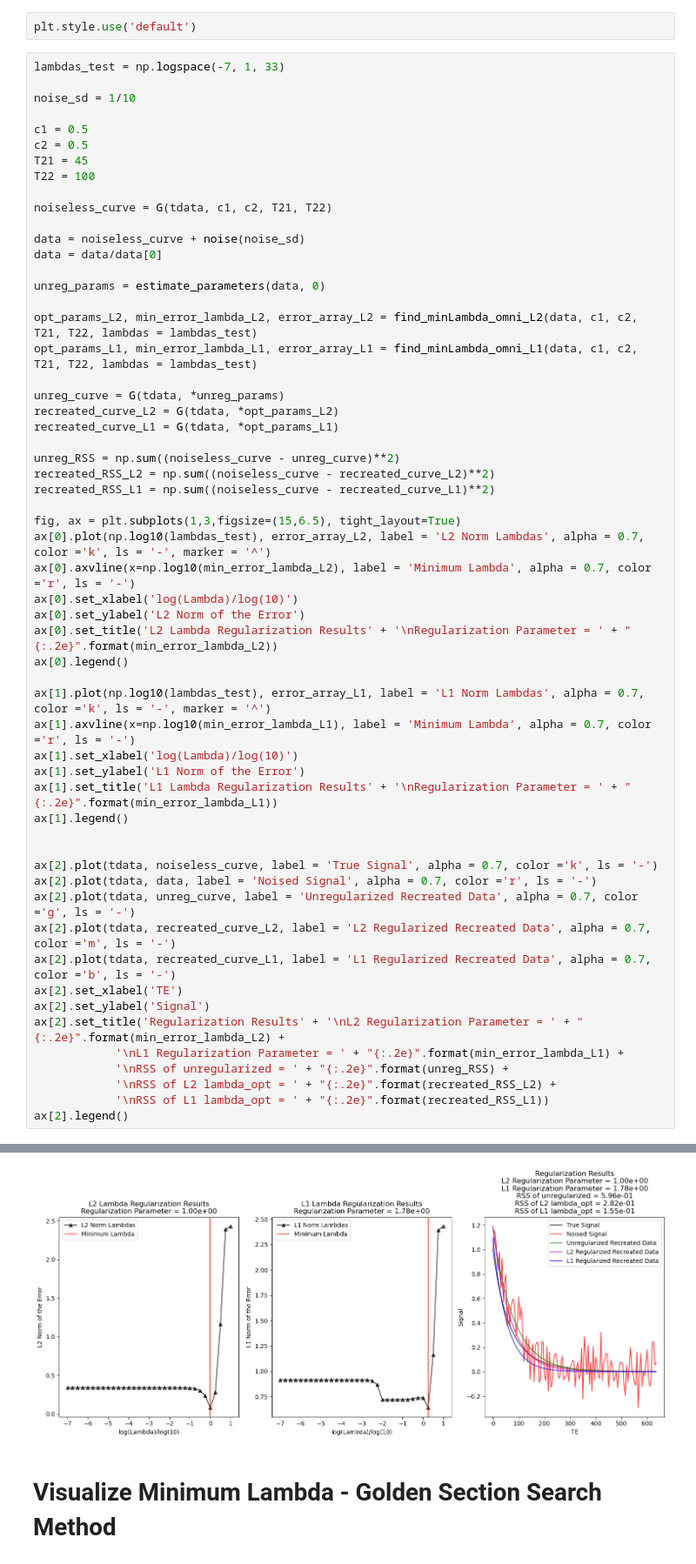
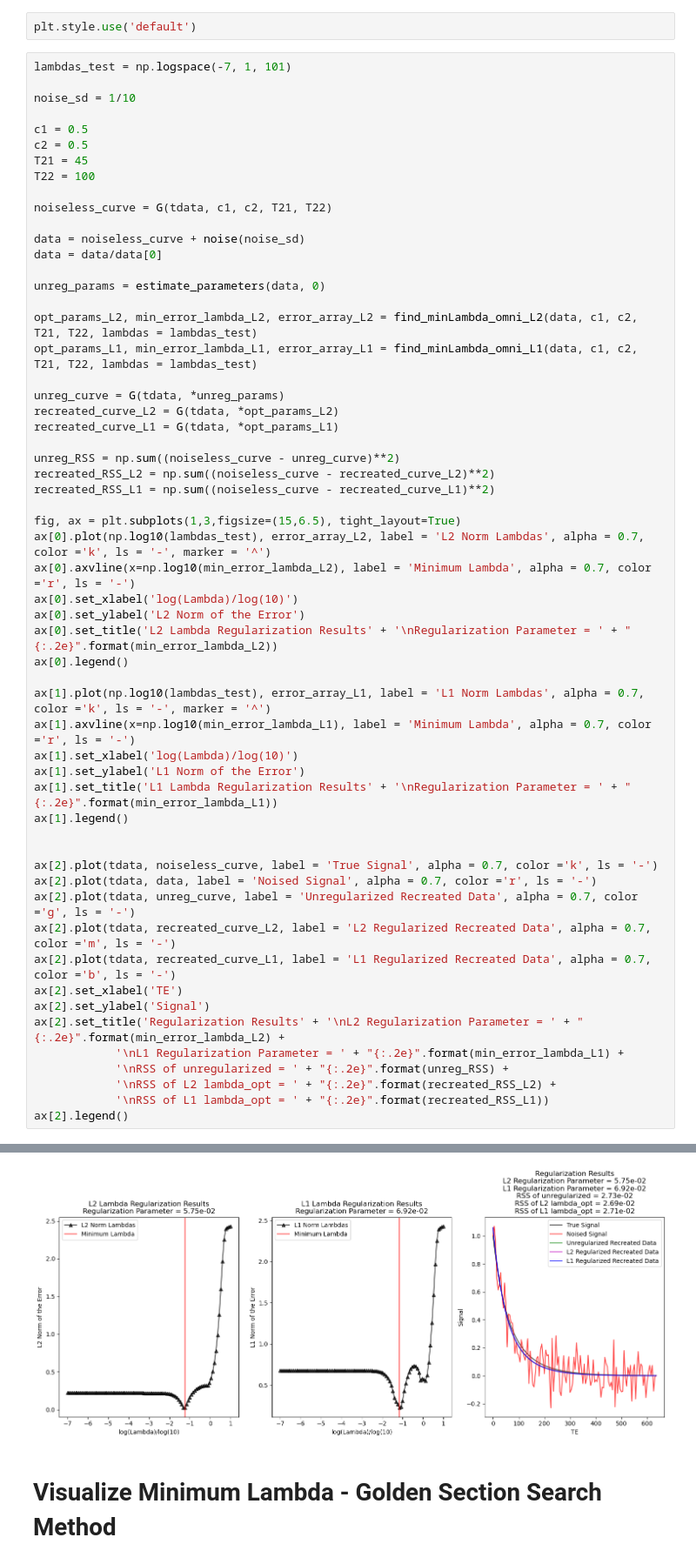
Before and after one commit to Griffin997/OptimalRegularizer, a Jupyter notebook: Generate_LambdaOpt.ipynb, the cells around one changed output, grey strips where cells are left out. Shown at 87% size. Cells and saved outputs as stored; diff of their text form.

```diff
--- a/Generate_LambdaOpt.ipynb
+++ b/Generate_LambdaOpt.ipynb
@@ -278,7 +278,7 @@ def min_bias_estimates(c1, c2, T21, T22, n=100, lambdas = np.logspace(-7,3, 51),
 # %%
 plt.style.use('default')
 # %%
-lambdas_test = np.logspace(-7, 1, 33)
+lambdas_test = np.logspace(-7, 1, 101)
 
 noise_sd = 1/10
 
@@ -309,34 +309,34 @@ fig, ax = plt.subplots(1,3,figsize=(15,6.5), tight_layout=True)
 ax[0].plot(np.log10(lambdas_test), error_array_L2, label = 'L2 Norm Lambdas', alpha = 0.7, color ='k', ls = '-', marker = '^')
 ax[0].axvline(x=np.log10(min_error_lambda_L2), label = 'Minimum Lambda', alpha = 0.7, color ='r', ls = '-')
 ax[0].set_xlabel('log(Lambda)/log(10)')
 ax[0].set_ylabel('L2 Norm of the Error')
 ax[0].set_title('L2 Lambda Regularization Results' + '\nRegularization Parameter = ' + "{:.2e}".format(min_error_lambda_L2))
 ax[0].legend()
 
 ax[1].plot(np.log10(lambdas_test), error_array_L1, label = 'L1 Norm Lambdas', alpha = 0.7, color ='k', ls = '-', marker = '^')
 ax[1].axvline(x=np.log10(min_error_lambda_L1), label = 'Minimum Lambda', alpha = 0.7, color ='r', ls = '-')
 ax[1].set_xlabel('log(Lambda)/log(10)')
 ax[1].set_ylabel('L1 Norm of the Error')
 ax[1].set_title('L1 Lambda Regularization Results' + '\nRegularization Parameter = ' + "{:.2e}".format(min_error_lambda_L1))
 ax[1].legend()
 
 
 ax[2].plot(tdata, noiseless_curve, label = 'True Signal', alpha = 0.7, color ='k', ls = '-')
 ax[2].plot(tdata, data, label = 'Noised Signal', alpha = 0.7, color ='r', ls = '-')
 ax[2].plot(tdata, unreg_curve, label = 'Unregularized Recreated Data', alpha = 0.7, color ='g', ls = '-')
 ax[2].plot(tdata, recreated_curve_L2, label = 'L2 Regularized Recreated Data', alpha = 0.7, color ='m', ls = '-')
 ax[2].plot(tdata, recreated_curve_L1, label = 'L1 Regularized Recreated Data', alpha = 0.7, color ='b', ls = '-')
 ax[2].set_xlabel('TE')
 ax[2].set_ylabel('Signal')
 ax[2].set_title('Regularization Results' + '\nL2 Regularization Parameter = ' + "{:.2e}".format(min_error_lambda_L2) +
             '\nL1 Regularization Parameter = ' + "{:.2e}".format(min_error_lambda_L1) +
             '\nRSS of unregularized = ' + "{:.2e}".format(unreg_RSS) +
             '\nRSS of L2 lambda_opt = ' + "{:.2e}".format(recreated_RSS_L2) +
             '\nRSS of L1 lambda_opt = ' + "{:.2e}".format(recreated_RSS_L1))
 ax[2].legend()
 # %% [output]
 <matplotlib.legend.Legend at 0x...>
-[figure, old version]
+[figure, new version]
 # %% [markdown]
 # Visualize Minimum Lambda - Golden Section Search Method
 # %%
```
Also changed, not shown: parts of 4 cells of this notebook.
